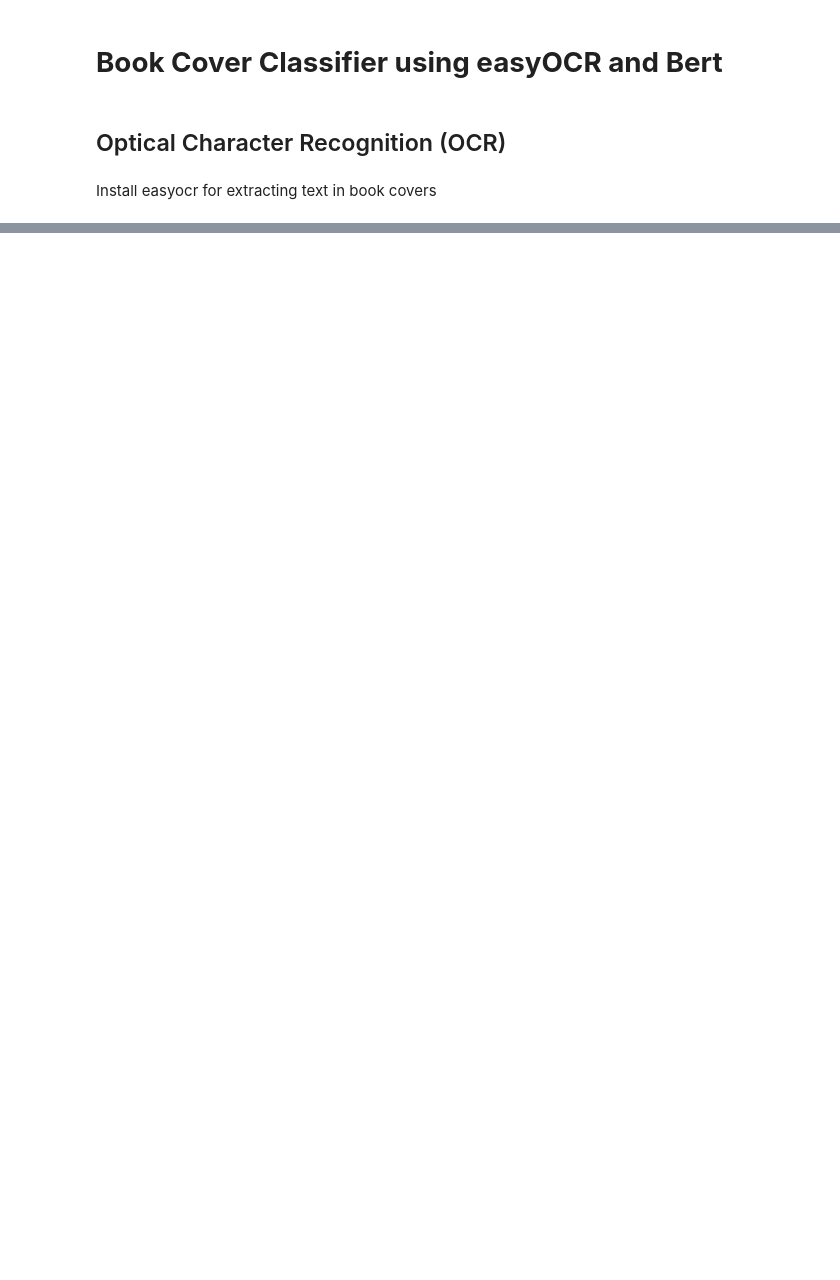
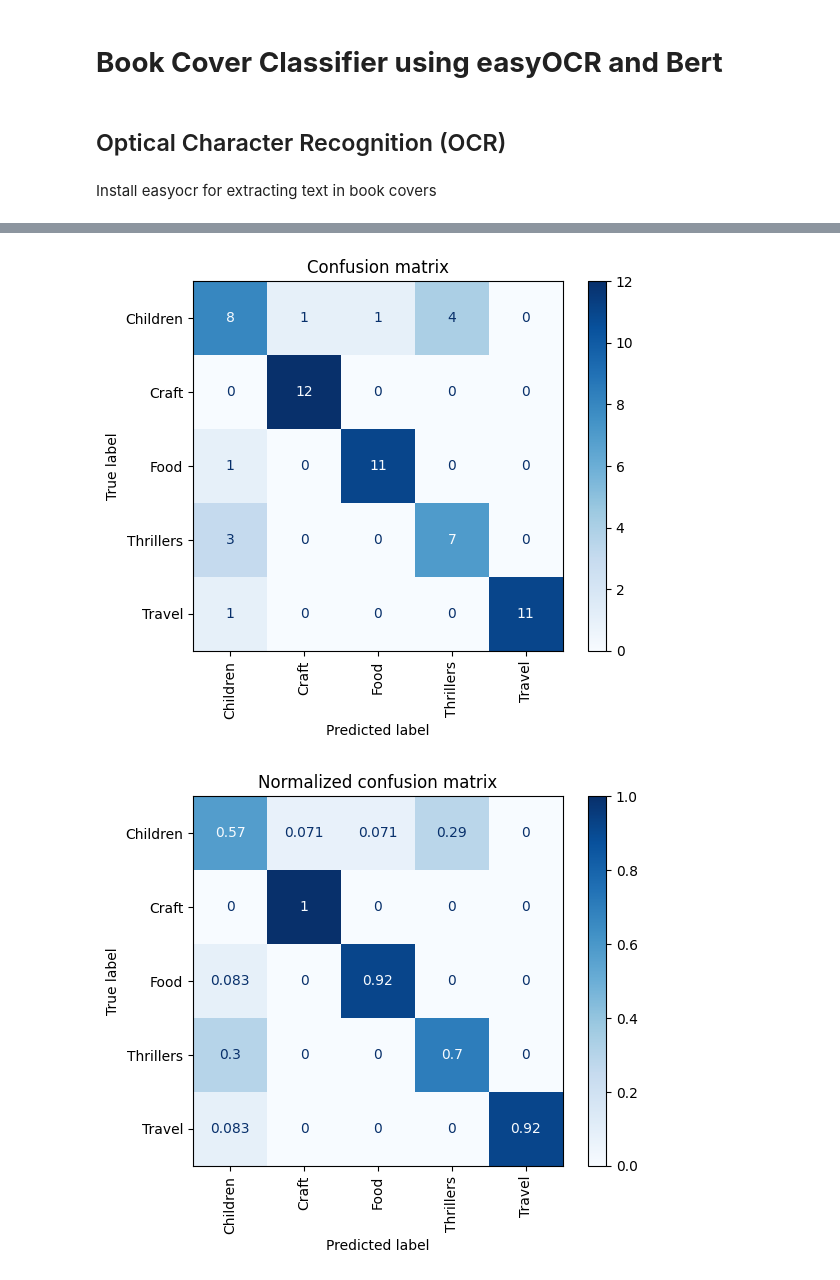
Before and after one commit to Stephy-Wong/IAT360FinalProject, a Jupyter notebook: IAT360FinalProject.ipynb, the cells around one changed output, grey strips where cells are left out. Cells and saved outputs as stored; diff of their text form; code cells hidden in the pictures; blank space fills up the shorter version.

```diff
--- a/IAT360FinalProject.ipynb
+++ b/IAT360FinalProject.ipynb
@@ -102,0 +395,13 @@ all_df
+# %%
+from transformers import pipeline
+
+# Set the device to CPU (-1 means CPU in Hugging Face Transformers)
+device = -1
+
+# Create pipeline for text classification (adjust for book cover classification)
+book_classifier = pipeline(
+    task="text-classification",  # Use "text-classification" for classification tasks
+    model=model,
+    tokenizer=tokenizer,
+    device=device
+)
@@ -102,0 +410,4 @@ all_df
+# %%
+# Example: Test the pipeline with a book title
+result = book_classifier("Children")
+print(result)
@@ -102,0 +498,47 @@ all_df
+# %%
+import matplotlib.pyplot as plt
+import numpy as np
+from sklearn.metrics import ConfusionMatrixDisplay, confusion_matrix
+
+# Define your test dataset and labels
+test_texts = dataset['test']['text']
+true_labels = dataset['test']['label']  # Replace with the actual labels for your test set
+
+# Make predictions using your Hugging Face pipeline
+predicted_results = book_classifier(test_texts)
+predicted_labels = [result['label'] for result in predicted_results]  # Extract class indices
+
+# Define id2label and label2id mappings
+id2label = {0: 'Children', 1: 'Craft', 2: 'Food', 3: 'Thrillers', 4: 'Travel'}
+label2id = {v: k for k, v in id2label.items()}
+
+# Convert predicted string labels to numerical IDs
+predicted_labels_ids = [label2id[label] for label in predicted_labels]
+
+# Define class names
+class_names = list(id2label.values())
+
+# Compute confusion matrix
+cm = confusion_matrix(true_labels, predicted_labels_ids, labels=range(5))
+
+# Compute normalized confusion matrix
+cm_normalized = confusion_matrix(true_labels, predicted_labels_ids, labels=range(5), normalize="true")
+
+# Plot confusion matrix (non-normalized and normalized versions)
+titles_options = [
+    ("Confusion matrix", cm),
+    ("Normalized confusion matrix", cm_normalized),
+]
+
+for title, cm_to_plot in titles_options:
+    disp = ConfusionMatrixDisplay(
+        confusion_matrix=cm_to_plot,
+        display_labels=class_names,
+    )
+    disp.plot(cmap=plt.cm.Blues, xticks_rotation='vertical')
+    plt.title(title)
+
+plt.show()
+# %% [output]
+[figure, added]
+[figure, added]
```
Also changed, not shown: parts of 28 cells of this notebook.
